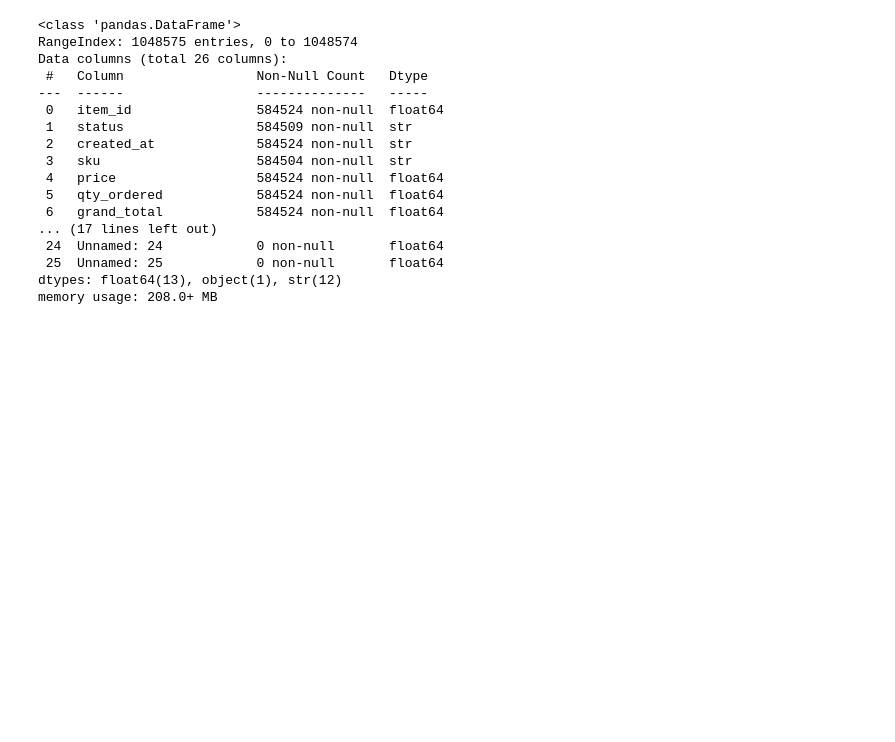
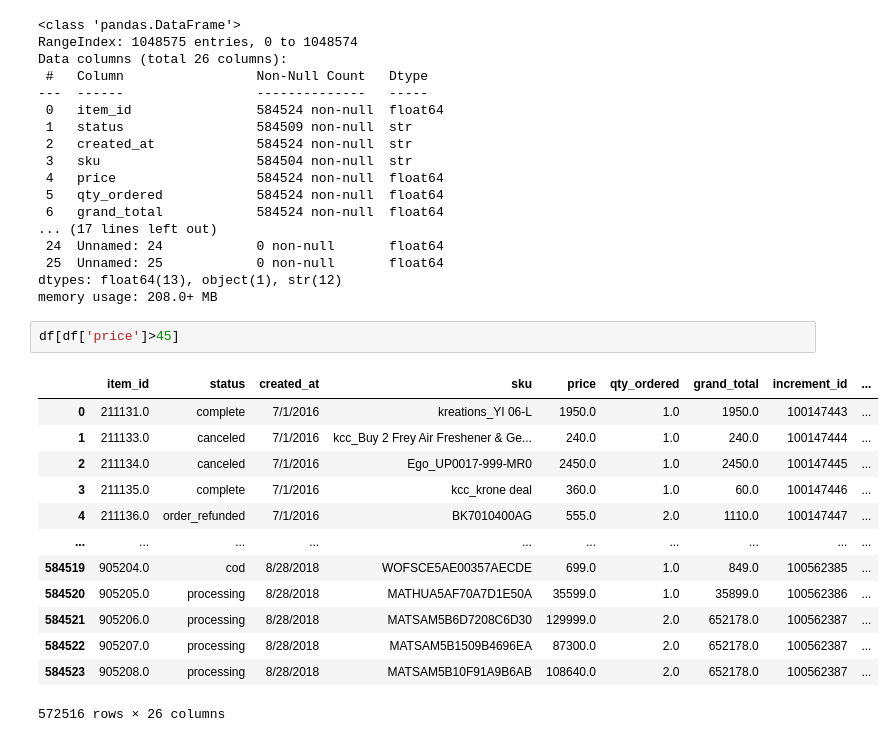
Before and after one commit to coders263-code/Data_Science_Journey, a Jupyter notebook: Pandas/Pandas_Advance.ipynb, the cells around one changed output. Saved outputs shown, nothing was run; the diff lists cells and outputs as text; blank space fills up the shorter version.

```diff
--- a/Pandas/Pandas_Advance.ipynb
+++ b/Pandas/Pandas_Advance.ipynb
@@ -153,3 +153,19 @@ Data columns (total 26 columns):
  25  Unnamed: 25            0 non-null       float64
 dtypes: float64(13), object(1), str(12)
 memory usage: 208.0+ MB
+# %%
+df[df['price']>45]
+# %% [output]
+|  | item_id | status | created_at | sku | price | qty_ordered | grand_total | increment_id | ... |
+| 0 | 211131.0 | complete | 7/1/2016 | kreations_YI 06-L | 1950.0 | 1.0 | 1950.0 | 100147443 | ... |
+| 1 | 211133.0 | canceled | 7/1/2016 | kcc_Buy 2 Frey Air Freshener & Ge... | 240.0 | 1.0 | 240.0 | 100147444 | ... |
+| 2 | 211134.0 | canceled | 7/1/2016 | Ego_UP0017-999-MR0 | 2450.0 | 1.0 | 2450.0 | 100147445 | ... |
+| 3 | 211135.0 | complete | 7/1/2016 | kcc_krone deal | 360.0 | 1.0 | 60.0 | 100147446 | ... |
+| 4 | 211136.0 | order_refunded | 7/1/2016 | BK7010400AG | 555.0 | 2.0 | 1110.0 | 100147447 | ... |
+| ... | ... | ... | ... | ... | ... | ... | ... | ... | ... |
+| 584519 | 905204.0 | cod | 8/28/2018 | WOFSCE5AE00357AECDE | 699.0 | 1.0 | 849.0 | 100562385 | ... |
+| 584520 | 905205.0 | processing | 8/28/2018 | MATHUA5AF70A7D1E50A | 35599.0 | 1.0 | 35899.0 | 100562386 | ... |
+| 584521 | 905206.0 | processing | 8/28/2018 | MATSAM5B6D7208C6D30 | 129999.0 | 2.0 | 652178.0 | 100562387 | ... |
+| 584522 | 905207.0 | processing | 8/28/2018 | MATSAM5B1509B4696EA | 87300.0 | 2.0 | 652178.0 | 100562387 | ... |
+| 584523 | 905208.0 | processing | 8/28/2018 | MATSAM5B10F91A9B6AB | 108640.0 | 2.0 | 652178.0 | 100562387 | ... |
+572516 rows × 26 columns
```
Also changed, not shown: parts of 1 cell of this notebook.
